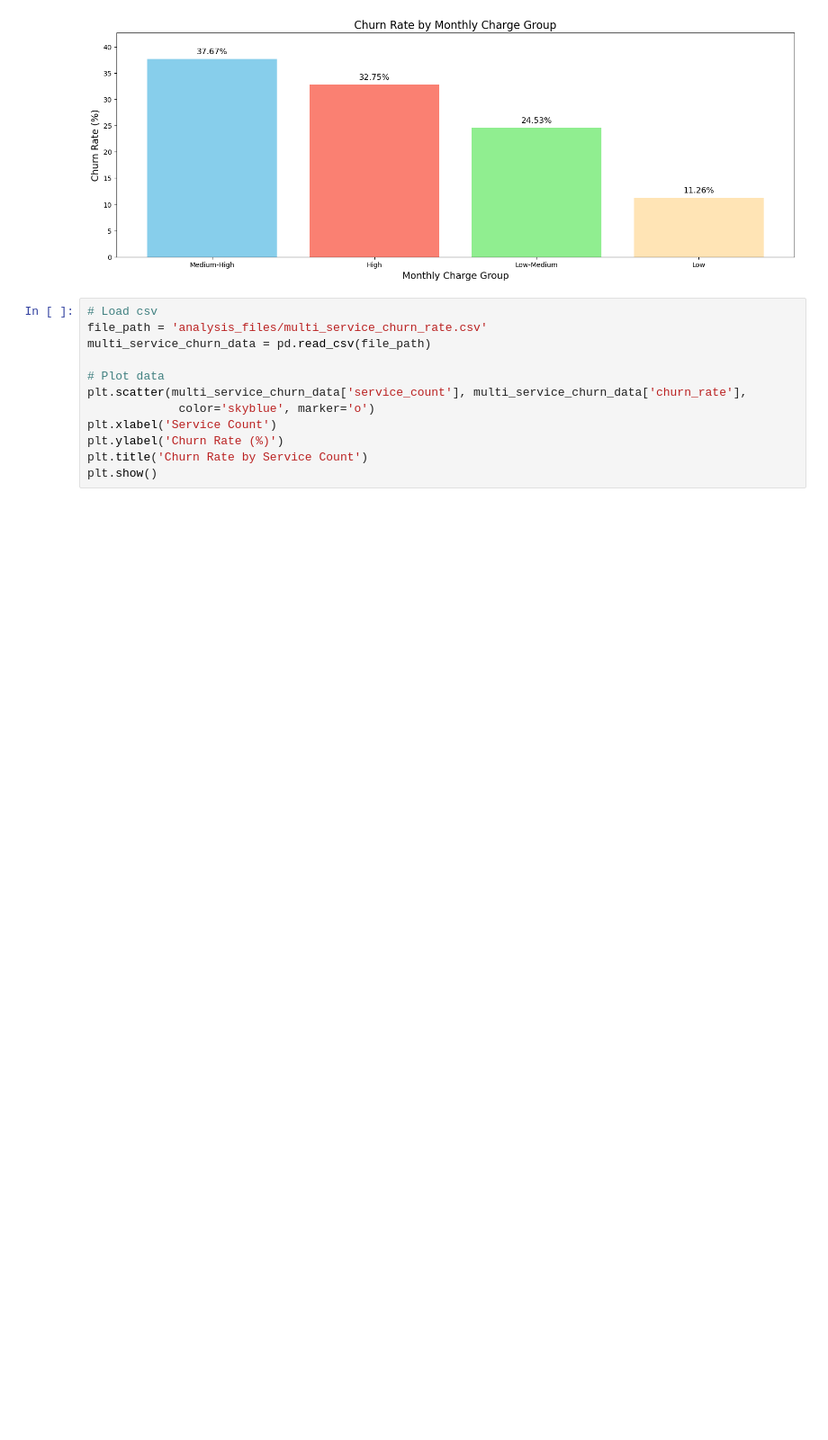
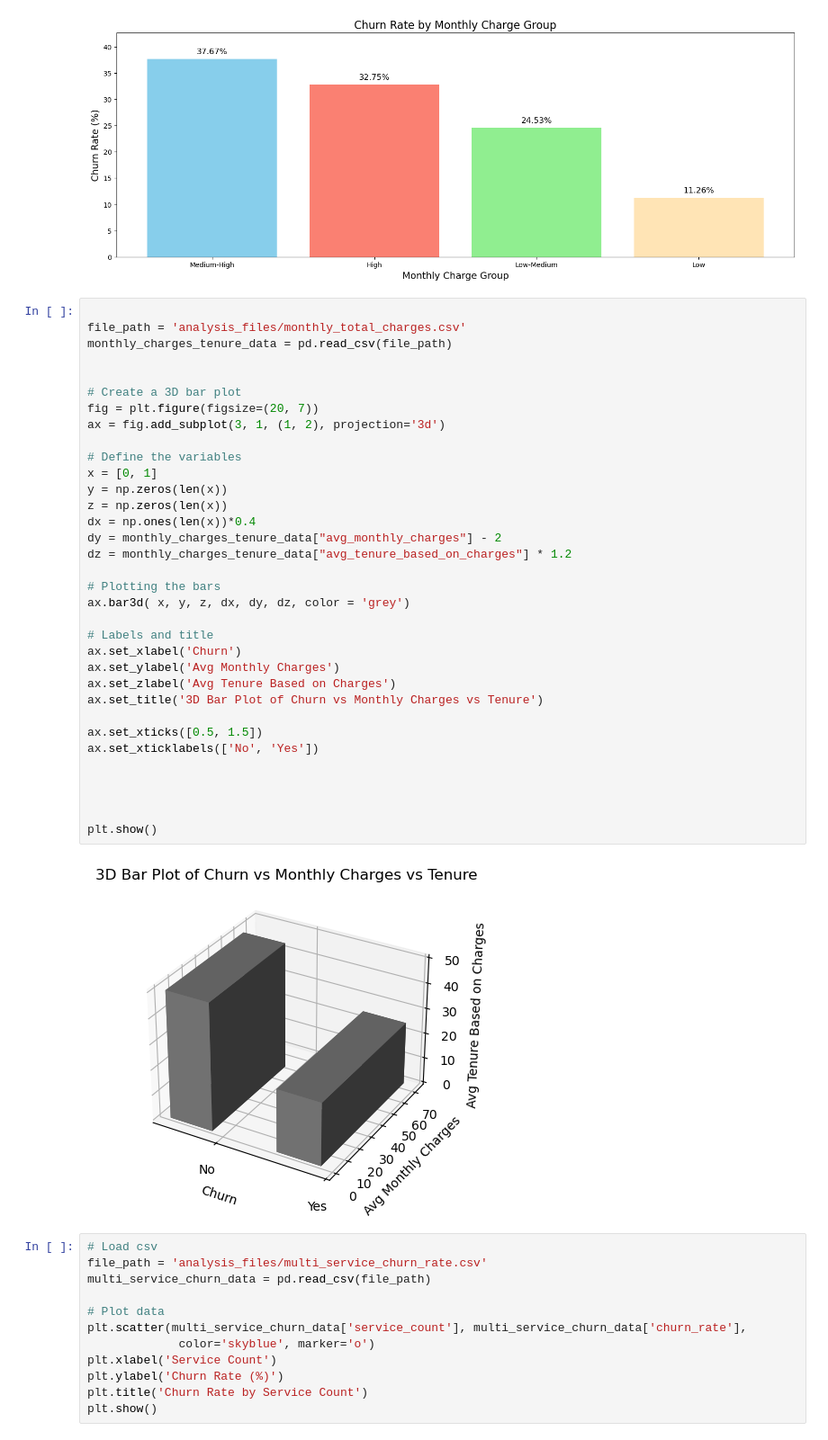
Before and after one commit to Bisolaafro/customer_churn_analysis, a Jupyter notebook: visualizations.ipynb, the cells around one changed output. Shown at 90% size. Cells and saved outputs as stored; diff of their text form; blank space fills up the shorter version.

Commit message:
visualizations for average tenure based on monthly charges in relation to churn

```diff
--- a/visualizations.ipynb
+++ b/visualizations.ipynb
@@ -253,6 +255,42 @@ plt.show()
 # %% [output]
 [figure]
 [figure]
+# %%
+
+file_path = 'analysis_files/monthly_total_charges.csv'
+monthly_charges_tenure_data = pd.read_csv(file_path)
+
+
+# Create a 3D bar plot
+fig = plt.figure(figsize=(20, 7))
+ax = fig.add_subplot(3, 1, (1, 2), projection='3d')
+
+# Define the variables
+x = [0, 1]
+y = np.zeros(len(x))
+z = np.zeros(len(x))
+dx = np.ones(len(x))*0.4
+dy = monthly_charges_tenure_data["avg_monthly_charges"] - 2
+dz = monthly_charges_tenure_data["avg_tenure_based_on_charges"] * 1.2
+
+# Plotting the bars
+ax.bar3d( x, y, z, dx, dy, dz, color = 'grey')
+
+# Labels and title
+ax.set_xlabel('Churn')
+ax.set_ylabel('Avg Monthly Charges')
+ax.set_zlabel('Avg Tenure Based on Charges')
+ax.set_title('3D Bar Plot of Churn vs Monthly Charges vs Tenure')
+
+ax.set_xticks([0.5, 1.5])
+ax.set_xticklabels(['No', 'Yes'])
+
+
+
+
+plt.show()
+# %% [output]
+[figure, added]
 # %%
 # Load csv
 file_path = 'analysis_files/multi_service_churn_rate.csv'
```
Also changed, not shown: parts of 1 cell of this notebook.
